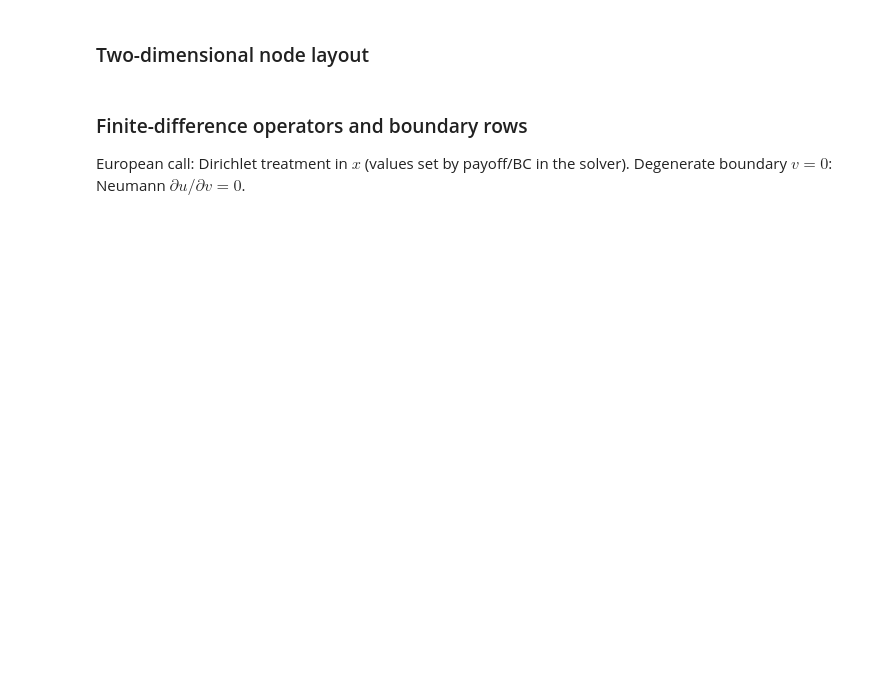
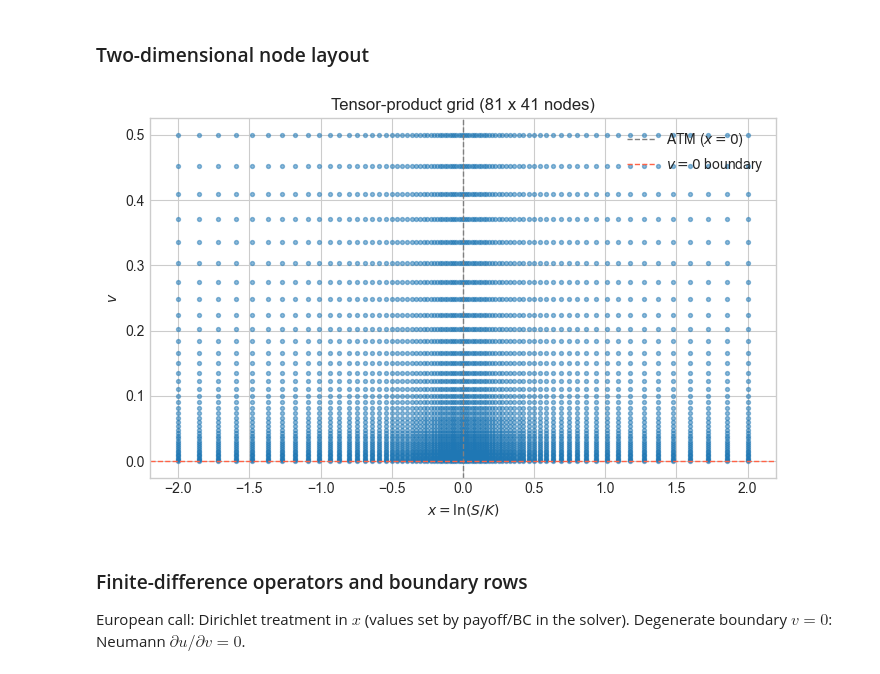
Before and after one commit to Fm1sk13w/Heston-Model, a Jupyter notebook: heston_pde_project.ipynb, the cells around one changed output. Drawn from its saved outputs; the diff is of its cells as text; code cells hidden in the pictures; blank space fills up the shorter version.

```diff
--- a/heston_pde_project.ipynb
+++ b/heston_pde_project.ipynb
@@ -287,17 +300,20 @@ plt.show()
 # %%
 X_mesh, V_mesh = np.meshgrid(grid.x, grid.v, indexing="ij")
 
 fig, ax = plt.subplots(figsize=(7, 4.5))
 ax.scatter(X_mesh.ravel(), V_mesh.ravel(), s=8, alpha=0.5, c="tab:blue")
 ax.axvline(0.0, color="gray", ls="--", lw=1, label="ATM ($x=0$)")
 ax.axhline(0.0, color="tomato", ls="--", lw=1, label=r"$v=0$ boundary")
 ax.set_xlabel(r"$x = \ln(S/K)$")
 ax.set_ylabel(r"$v$")
 ax.set_title(f"Tensor-product grid ({grid.nx} x {grid.nv} nodes)")
 ax.legend(loc="upper right")
 fig.tight_layout()
 fig.savefig(FIGURES_DIR / "grid_nodes_2d.png", dpi=150)
-plt.show()
+display(fig)
+plt.close(fig)
+# %% [output]
+[figure, added]
 # %% [markdown]
 ### Finite-difference operators and boundary rows
 
```
Also changed, not shown: parts of 9 cells of this notebook, 1 other file.
